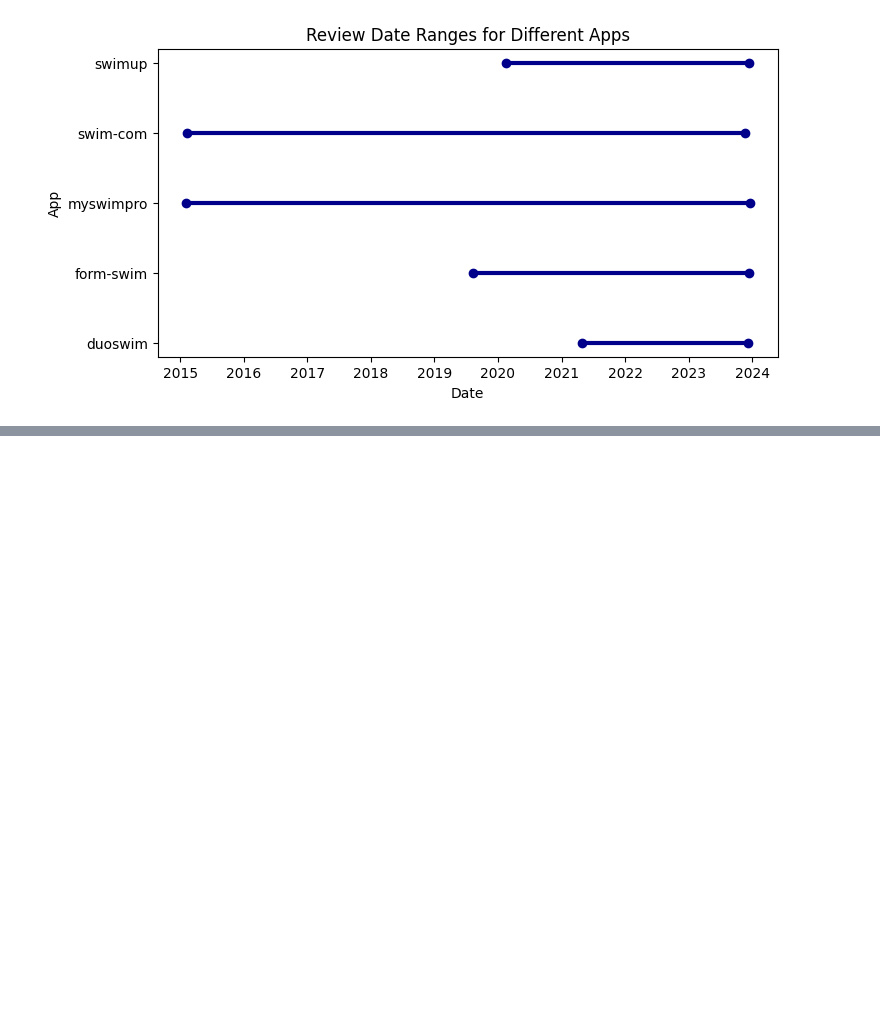
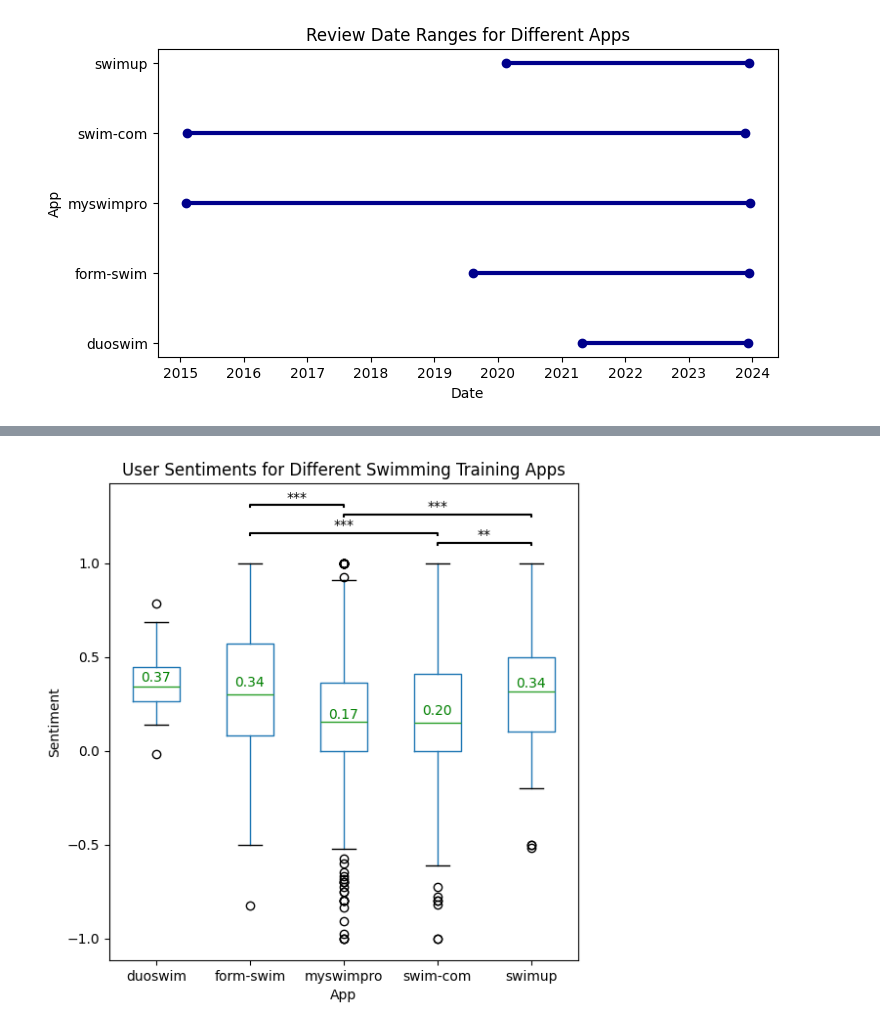
Before and after one commit to momonong/swim-apps-reviews-analysis, a Jupyter notebook: data_mining/da4.ipynb, the cells around one changed output, grey strips where cells are left out. Cells and saved outputs as stored; diff of their text form; code cells hidden in the pictures; blank space fills up the shorter version.

```diff
--- a/data_mining/da4.ipynb
+++ b/data_mining/da4.ipynb
@@ -3,7 +3,7 @@ import pandas as pd
 import matplotlib.pyplot as plt
 
 # 读取数据
-data = pd.read_csv('new_result/all_concat.csv')
+data = pd.read_csv('new_result/all_concat_sentiment.csv')
 # %%
 data['review'] = data['review'].astype(str)
 
@@ -233,0 +272,47 @@ plt.show()
+# %%
+# 生成箱线图
+plt.rcParams['figure.figsize'] = [6, 6.5]
+boxplot = data.boxplot(column='sentiment', by='app', grid=False)
+
+plt.title('User Sentiments for Different Swimming Training Apps')
+plt.xlabel('App')
+plt.ylabel('Sentiment')
+plt.suptitle('')
+plt.xticks(rotation=0)  # 确保应用程序名称是水平的
+
+# 获取每个箱线图的五数总结数据（最小值、第一四分位数、中位数、第三四分位数、最大值）
+grouped = data.groupby('app')['sentiment']
+stats = grouped.describe()
+
+adjustments = {
+    'duoswim': 0.02,
+    'form-swim': 0.02,
+    'myswimpro': 0.02,
+    'swim-com': 0.02,
+    'swimup': 0.02
+}
+
+for i, app in enumerate(stats.index, 1):  # enumerate 从1开始，因为箱线图的箱子从1开始
+    mean = stats.loc[app, 'mean']
+    adjustment = adjustments[app]
+
+    # 调整标签的位置和字体
+    plt.text(i, mean + adjustment, f'{mean:.2f}', horizontalalignment='center', verticalalignment='center', fontsize=10, color='green', bbox=dict(facecolor='none', edgecolor='none', alpha=0.5))
+
+# 添加显著性标记
+def add_significance(ax, x1, x2, y, text):
+    x = [x1, x1, x2, x2]
+    y_list = [y, y + 0.01, y + 0.01, y]
+    ax.plot(x, y_list, lw=1.5, color='black')
+    ax.text((x1 + x2) * .5, y + 0.015, text, ha='center', va='bottom', color='black', fontsize=10)
+
+ax = plt.gca()
+y_max = data['sentiment'].max() + 0.1
+add_significance(ax, 4, 5, y_max, '**')  # swim-com, swimup
+add_significance(ax, 4, 2, y_max + 0.05, '***')  # swim-com, form-swim
+add_significance(ax, 5, 3, y_max + 0.15, '***')  # swimup, myswimpro
+add_significance(ax, 2, 3, y_max + 0.20, '***')  # form-swim, myswimpro
+
+plt.show()
+# %% [output]
+[figure, added]
```
Also changed, not shown: parts of 2 cells of this notebook, 3 other files.
